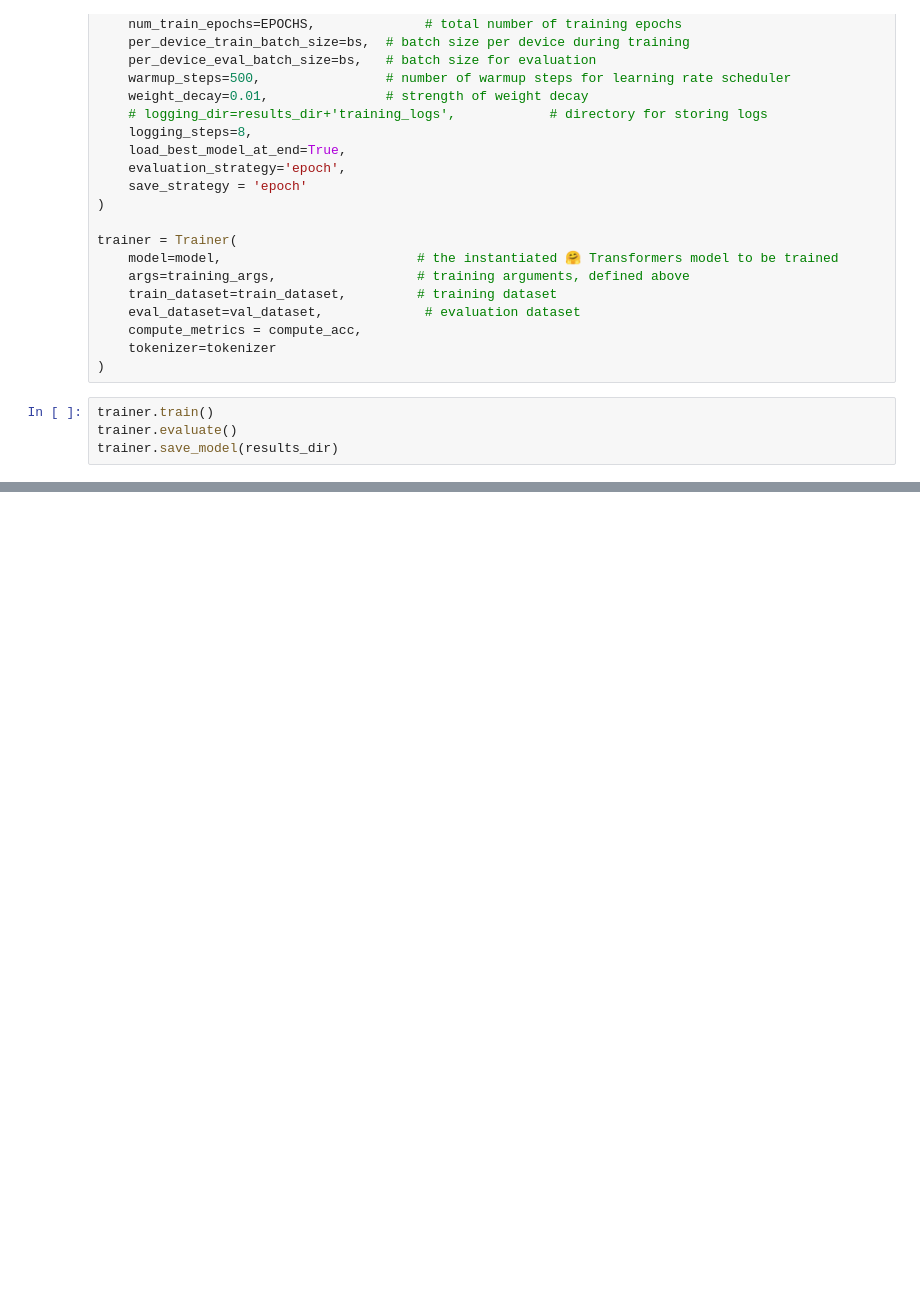
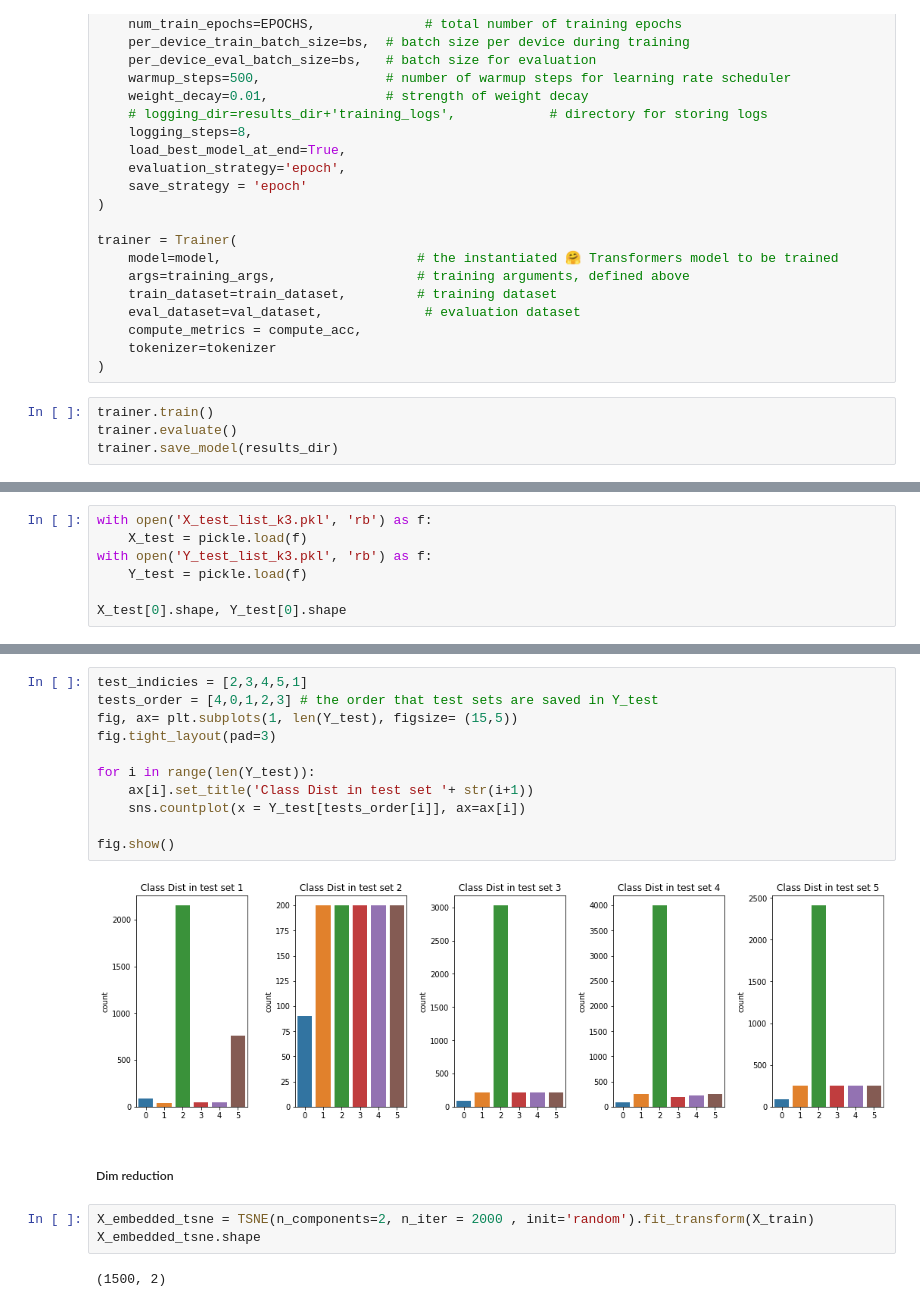
Before and after one commit to Moeinh77/Virus-DNA-classification-BERT, a Jupyter notebook: main.ipynb, the cells around one changed output, grey strips where cells are left out. Saved outputs shown, nothing was run; the diff lists cells and outputs as text; blank space fills up the shorter version.

```diff
--- a/main.ipynb
+++ b/main.ipynb
@@ -63,0 +188,7 @@ trainer.save_model(results_dir)
+# %%
+with open('X_test_list_k3.pkl', 'rb') as f:
+    X_test = pickle.load(f)
+with open('Y_test_list_k3.pkl', 'rb') as f:
+    Y_test = pickle.load(f)
+
+X_test[0].shape, Y_test[0].shape
@@ -63,0 +208,20 @@ trainer.save_model(results_dir)
+# %%
+test_indicies = [2,3,4,5,1]
+tests_order = [4,0,1,2,3] # the order that test sets are saved in Y_test
+fig, ax= plt.subplots(1, len(Y_test), figsize= (15,5))
+fig.tight_layout(pad=3)
+
+for i in range(len(Y_test)):
+    ax[i].set_title('Class Dist in test set '+ str(i+1))
+    sns.countplot(x = Y_test[tests_order[i]], ax=ax[i])
+
+fig.show()
+# %% [output]
+[figure, added]
+# %% [markdown]
+##### Dim reduction
+# %%
+X_embedded_tsne = TSNE(n_components=2, n_iter = 2000 , init='random').fit_transform(X_train)
+X_embedded_tsne.shape
+# %% [output]
+(1500, 2)
```
Also changed, not shown: parts of 54 cells of this notebook, 1 other file.
